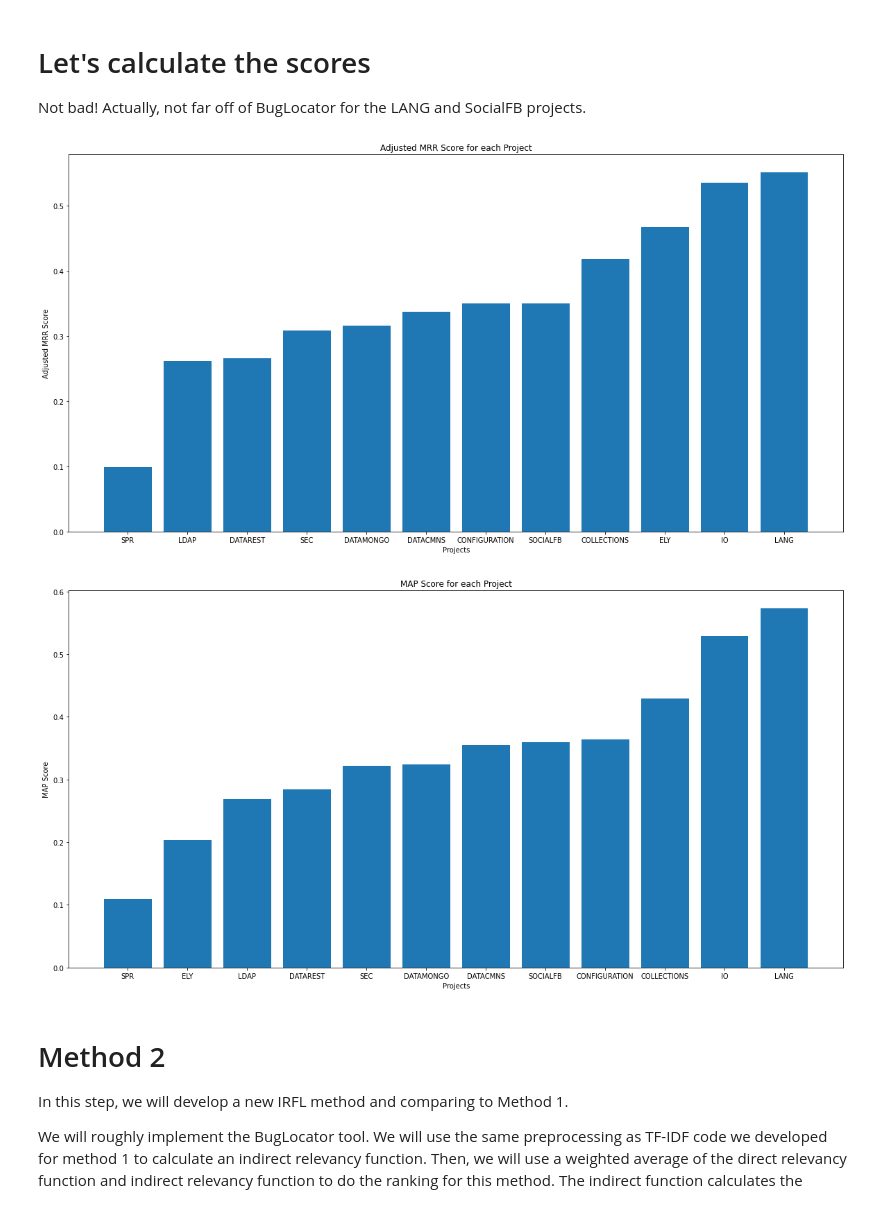
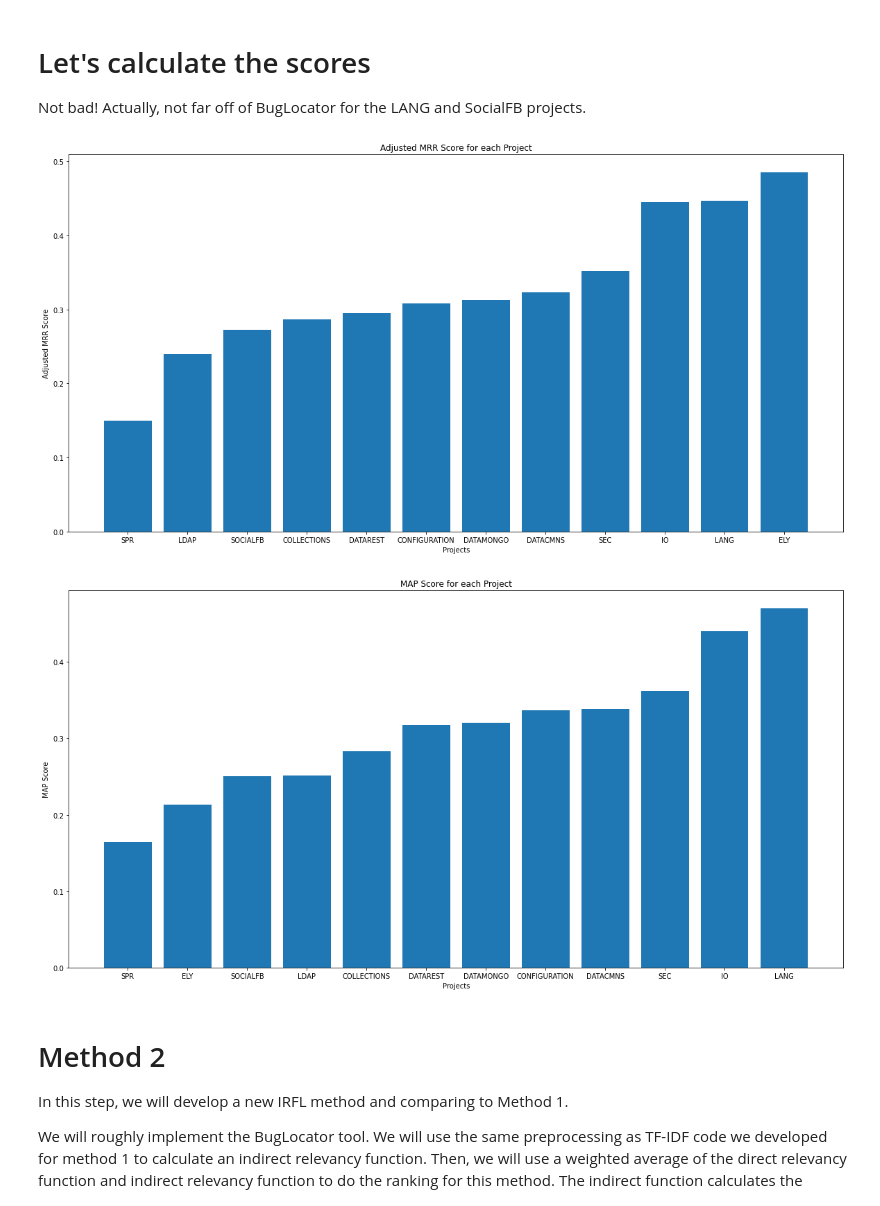
Before and after one commit to Tijunel/ENSF544-FINAL, a Jupyter notebook: Preprocessing.ipynb, the cells around one changed output. Drawn from its saved outputs; the diff is of its cells as text; code cells hidden in the pictures.

```diff
--- a/Preprocessing.ipynb
+++ b/Preprocessing.ipynb
@@ -429,7 +432,7 @@ Note that inverting the vectorizer transform order was attempted but yielded wor
 # %%
 def calculate_similarity(bug_report, source_files):
   # Find the similarity score
-  vectorizer = TfidfVectorizer()
+  vectorizer = TfidfVectorizer(sublinear_tf = True)
   source_vector = vectorizer.fit_transform(source_files['code'])
   bug_vector = vectorizer.transform([bug_report['text']])
   similarity_score = cosine_similarity(source_vector, bug_vector)
@@ -453,8 +456,7 @@ def calculate_similarity(bug_report, source_files):
 
 def compute_similarities(bug_reports, source_files):
   for row, bug_report in bug_reports.iterrows():
-    similarity = calculate_similarity(bug_report, source_files)
-    bug_reports.at[row, 'similarities'] = similarity
+    bug_reports.at[row, 'similarities'] = calculate_similarity(bug_report, source_files)
   return bug_reports
 # %% [markdown]
 Compute the similarities. Again, this was built to run on POSIX machines, but there is code to run on Windows. However, it may not work as the author has not tested on a windows machine.
@@ -463,7 +465,6 @@ if __name__ == "__main__":
   # Create project groups for bugs and source files and processes them separately
   project_bug_reports = [group for _, group in bug_reports.groupby('project')]
   project_source_files = [group for _, group in source_files.groupby('project')]
-  bug_reports['similarities'] = np.nan
   if os.name == 'posix':
     with mp.get_context('fork').Pool(processes = len(project_bug_reports)) as p:
       bug_reports = pd.concat(
@@ -507,9 +508,9 @@ We use the following formula for finding MRR:
 
 $MRR = \frac{1}{|Q|}\sum_{i=1}^{|Q|} \frac{1}{rank_i}$
 # %%
-def calculate_adjusted_MRR(bug_report):
+def calculate_adjusted_MRR(bug_report, score_label):
   fixed_files = bug_report['fix']
-  project_file_similarities = deepcopy(bug_report['similarities'])
+  project_file_similarities = deepcopy(bug_report[score_label])
 
   # Sort the fixed files to be in the same order as they appear in the project file similarities
   i = 0
@@ -559,9 +560,9 @@ $AvgP_i = \sum_{j=1}^{M} \frac{P(j) × pos(j)}{\text{number of positive instance
 
 The MAP is the mean of all precisions.
 # %%
-def calculate_average_precision(bug_report):
+def calculate_average_precision(bug_report, score_label):
   fixed_files = bug_report['fix']
-  similarities = bug_report['similarities']
+  similarities = bug_report[score_label]
 
   # Precompute some queries, otherwise this function will take hours to run if we do this in the for loop
   fixed_file_indices = []
@@ -598,46 +599,46 @@ def calculate_average_precision(bug_report):
 
 Not bad! Actually, not far off of BugLocator for the LANG and SocialFB projects.
 # %%
-def calculate_scores(bug_reports, metric_function, column_name):
+def calculate_scores(bug_reports, metric_function, column_name, score_label):
   # Calculate the average precision for each bug report
   for row, bug_report in bug_reports.iterrows():
-    score = metric_function(bug_report)
+    score = metric_function(bug_report, score_label)
     bug_reports.at[row, column_name] = score
 
   # Group the project bugs, and compute the net MAP per project
   project_bug_reports = [group for _, group in bug_reports.groupby('project')]
   project_scores = defaultdict(str)
   projects = bug_reports['project'].unique()
   for project in projects:
     project_scores[project] = 0
   for project_bug_report in project_bug_reports:
     score = np.mean(project_bug_report[column_name])
     project_scores[project_bug_report['project'][0]] = score
 
   return project_scores
 
 # Calculate and plot the MRR
-project_scores = calculate_scores(bug_reports, calculate_adjusted_MRR, 'adjusted_MRR')
+project_scores = calculate_scores(bug_reports, calculate_adjusted_MRR, 'adjusted_MRR', 'similarities')
 project_scores = dict(sorted(project_scores.items(), key=lambda item: item[1]))
 plt.figure(figsize=(20, 10))
 plt.bar(range(len(project_scores)), list(project_scores.values()), tick_label=list(project_scores.keys()))
 plt.xlabel('Projects')
 plt.ylabel('Adjusted MRR Score')
 plt.title('Adjusted MRR Score for each Project')
 plt.show()
 
 # Calculate and plot
-project_scores = calculate_scores(bug_reports, calculate_average_precision, 'average_precision')
+project_scores = calculate_scores(bug_reports, calculate_average_precision, 'average_precision', 'similarities')
 project_scores = dict(sorted(project_scores.items(), key=lambda item: item[1]))
 plt.figure(figsize=(20, 10))
 plt.bar(range(len(project_scores)), list(project_scores.values()), tick_label=list(project_scores.keys()))
 plt.xlabel('Projects')
 plt.ylabel('MAP Score')
 plt.title('MAP Score for each Project')
 plt.show()
 # %% [output]
-[figure, old version]
+[figure, new version]
-[figure, old version]
+[figure, new version]
 # %% [markdown]
 # Method 2
 
```
Also changed, not shown: parts of 18 cells of this notebook, 1 other file.
